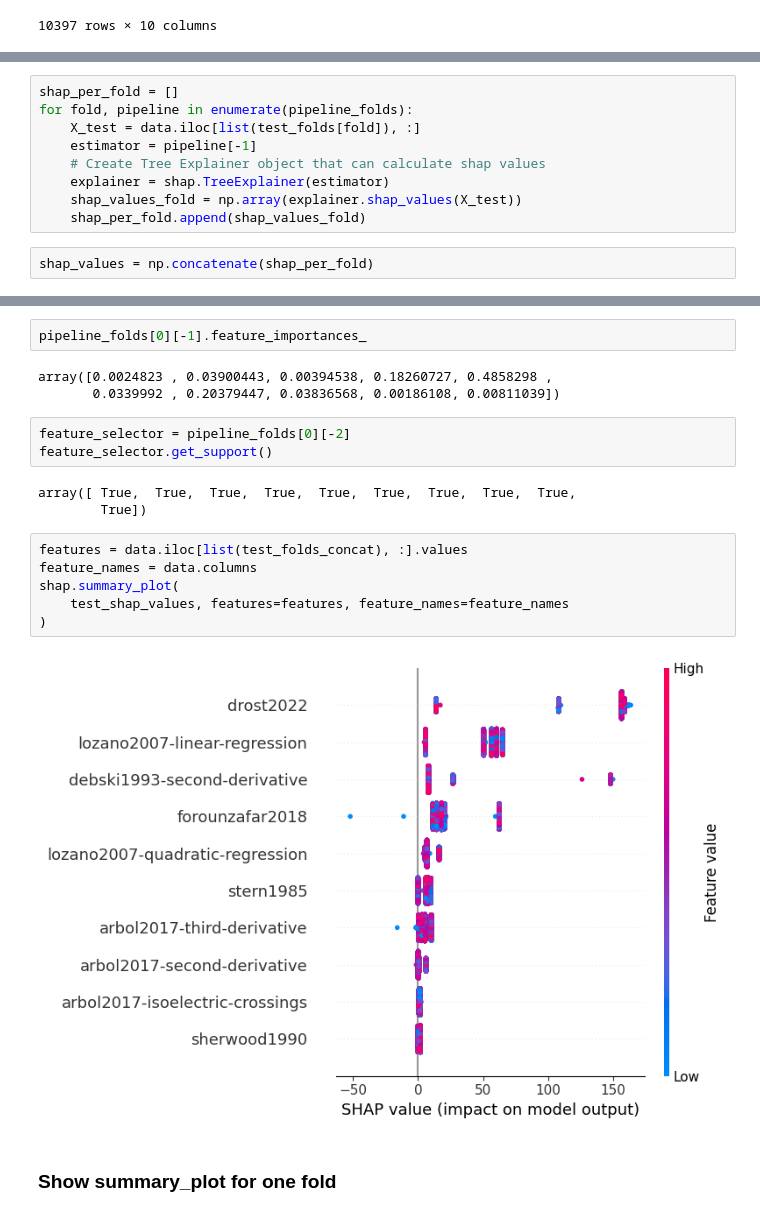
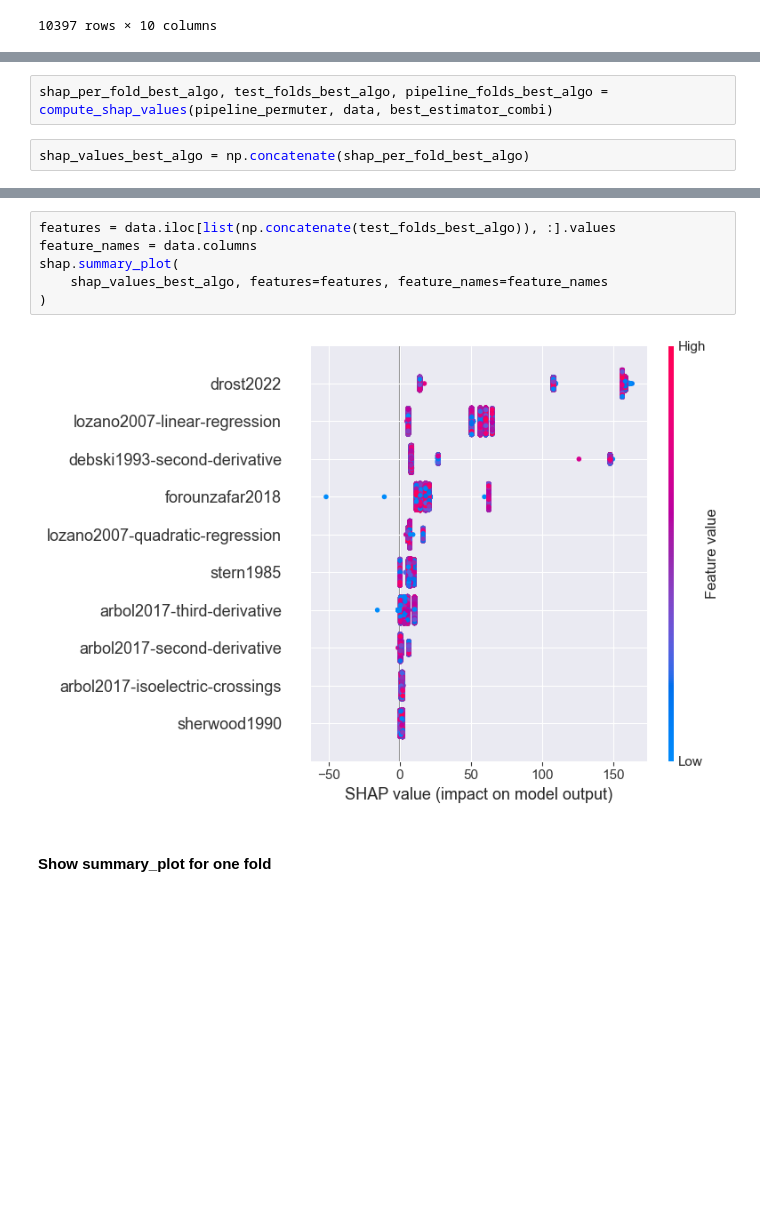
Before and after one commit to empkins/pepbench, a Jupyter notebook: experiments/pep_algorithm_benchmarking/notebooks/ML_analysis/Evaluation/AnalyseShapValues.ipynb, the cells around one changed output, grey strips where cells are left out. Drawn from its saved outputs; the diff is of its cells as text; blank space fills up the shorter version.

```diff
--- a/experiments/pep_algorithm_benchmarking/notebooks/ML_analysis/Evaluation/AnalyseShapValues.ipynb
+++ b/experiments/pep_algorithm_benchmarking/notebooks/ML_analysis/Evaluation/AnalyseShapValues.ipynb
@@ -111,11 +106,4 @@ sns.heatmap(data=data.corr())
 # %%
-shap_per_fold = []
-for fold, pipeline in enumerate(pipeline_folds):
-    X_test = data.iloc[list(test_folds[fold]), :]
-    estimator = pipeline[-1]
-    # Create Tree Explainer object that can calculate shap values
-    explainer = shap.TreeExplainer(estimator)
-    shap_values_fold = np.array(explainer.shap_values(X_test))
-    shap_per_fold.append(shap_values_fold)
+shap_per_fold_best_algo, test_folds_best_algo, pipeline_folds_best_algo = compute_shap_values(pipeline_permuter, data, best_estimator_combi)
 # %%
-shap_values = np.concatenate(shap_per_fold)
+shap_values_best_algo = np.concatenate(shap_per_fold_best_algo)
@@ -139,22 +110,11 @@ array([[ 0.82509321,  6.21103613,  3.61540348, ..., 16.27003549,
-# %%
-pipeline_folds[0][-1].feature_importances_
-# %% [output]
-array([0.0024823 , 0.03900443, 0.00394538, 0.18260727, 0.4858298 ,
-       0.0339992 , 0.20379447, 0.03836568, 0.00186108, 0.00811039])
-# %%
-feature_selector = pipeline_folds[0][-2]
-feature_selector.get_support()
-# %% [output]
-array([ True,  True,  True,  True,  True,  True,  True,  True,  True,
-        True])
 # %%
-features = data.iloc[list(test_folds_concat), :].values
+features = data.iloc[list(np.concatenate(test_folds_best_algo)), :].values
 feature_names = data.columns
 shap.summary_plot(
-    test_shap_values, features=features, feature_names=feature_names
+    shap_values_best_algo, features=features, feature_names=feature_names
 )
 # %% [output]
-[figure, old version]
+[figure, new version]
 # %% [markdown]
-### Show summary_plot for one fold
+#### Show summary_plot for one fold
 # %%
```
Also changed, not shown: parts of 16 cells of this notebook, 8 other files.
